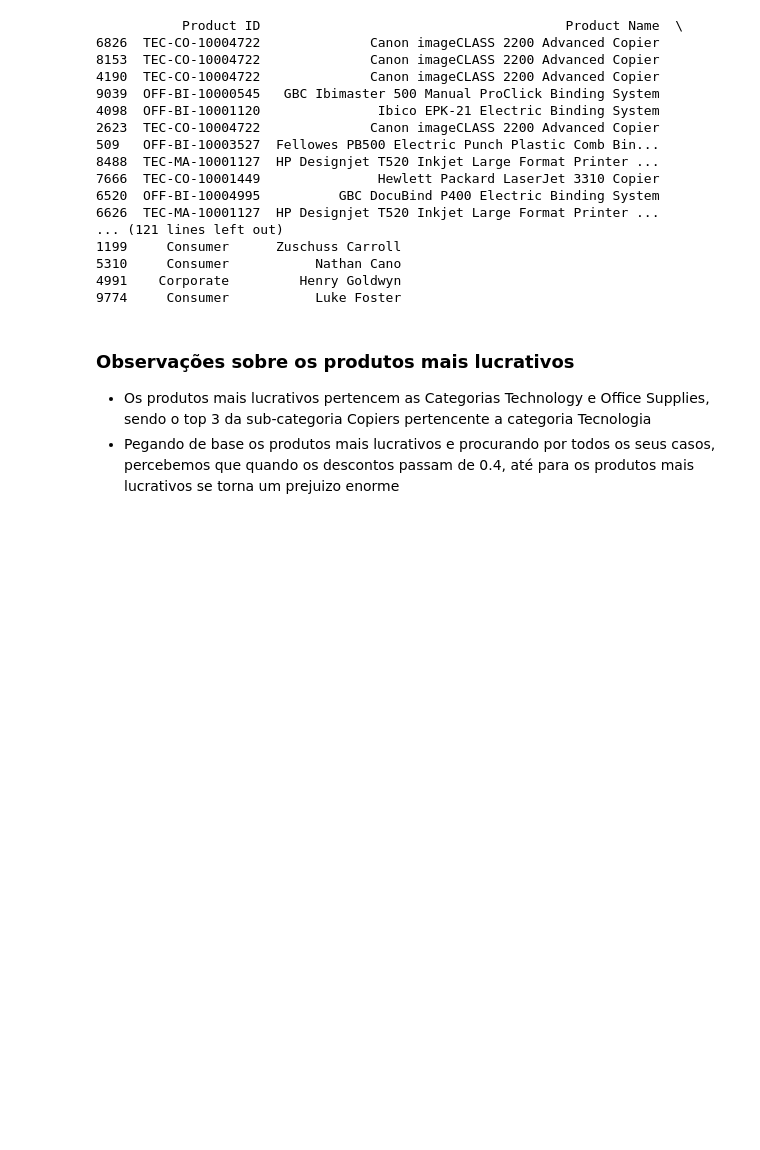
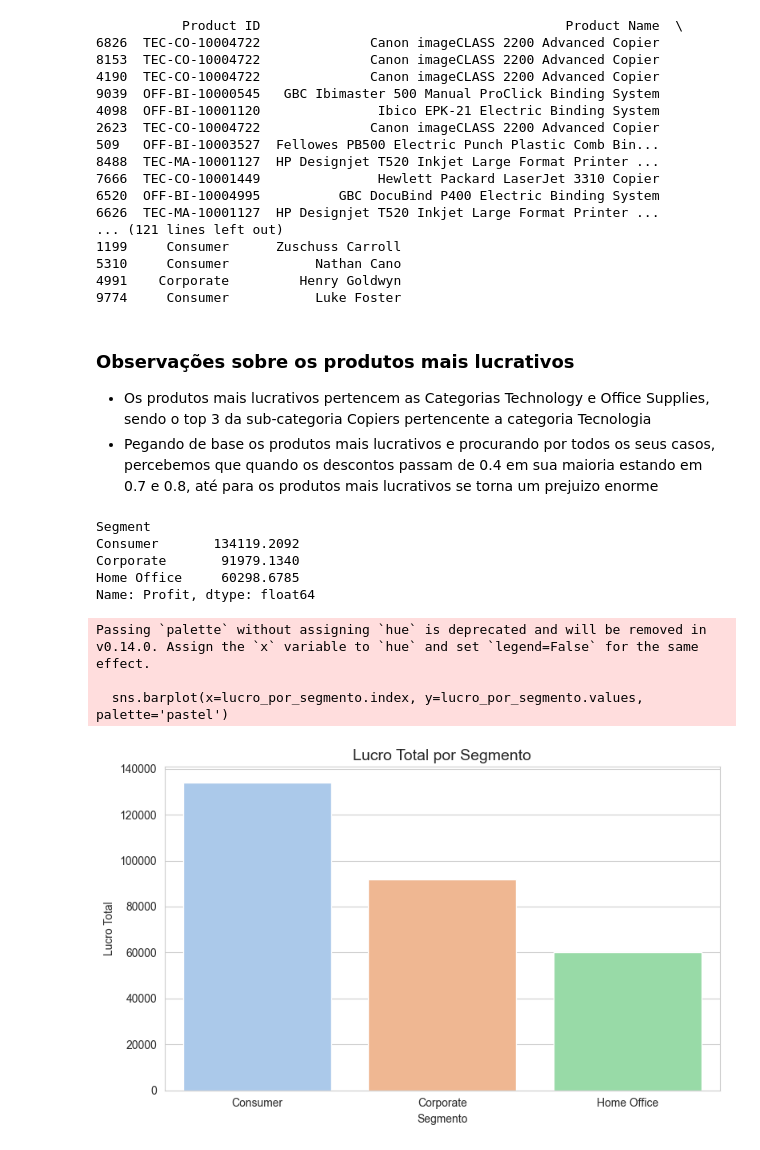
Before and after one commit to MaluAbrami/trabAnaliseDeDados, a Jupyter notebook: notebooks/Trabalho.ipynb, the cells around one changed output. Drawn from its saved outputs; the diff is of its cells as text; code cells hidden in the pictures; blank space fills up the shorter version.

Commit message:
add análise de segmentos com maiores lucros e estruturação dos próximos desafios de análise

```diff
--- a/notebooks/Trabalho.ipynb
+++ b/notebooks/Trabalho.ipynb
@@ -599,4 +599,26 @@ print(produtos_relacionados[['Product ID', 'Product Name', 'Category', 'Sub-Cate
 # %% [markdown]
 ### Observações sobre os produtos mais lucrativos
 - Os produtos mais lucrativos pertencem as Categorias Technology e Office Supplies, sendo o top 3 da sub-categoria Copiers pertencente a categoria Tecnologia
-- Pegando de base os produtos mais lucrativos e procurando por todos os seus casos, percebemos que quando os descontos passam de 0.4, até para os produtos mais lucrativos se torna um prejuizo enorme
+- Pegando de base os produtos mais lucrativos e procurando por todos os seus casos, percebemos que quando os descontos passam de 0.4 em sua maioria estando em 0.7 e 0.8, até para os produtos mais lucrativos se torna um prejuizo enorme
+# %%
+# Exibir o lucro total por segmento
+lucro_por_segmento = df.groupby('Segment')['Profit'].sum().sort_values(ascending=False)
+print(lucro_por_segmento)
+
+plt.figure(figsize=(8, 5))
+sns.barplot(x=lucro_por_segmento.index, y=lucro_por_segmento.values, palette='pastel')
+plt.title('Lucro Total por Segmento', fontsize=14)
+plt.xlabel('Segmento')
+plt.ylabel('Lucro Total')
+plt.tight_layout()
+plt.show()
+# %% [output]
+Segment
+Consumer       134119.2092
+Corporate       91979.1340
+Home Office     60298.6785
+Name: Profit, dtype: float64
+Passing `palette` without assigning `hue` is deprecated and will be removed in v0.14.0. Assign the `x` variable to `hue` and set `legend=False` for the same effect.
+
+  sns.barplot(x=lucro_por_segmento.index, y=lucro_por_segmento.values, palette='pastel')
+[figure, added]
```
Also changed, not shown: parts of 2 cells of this notebook.
